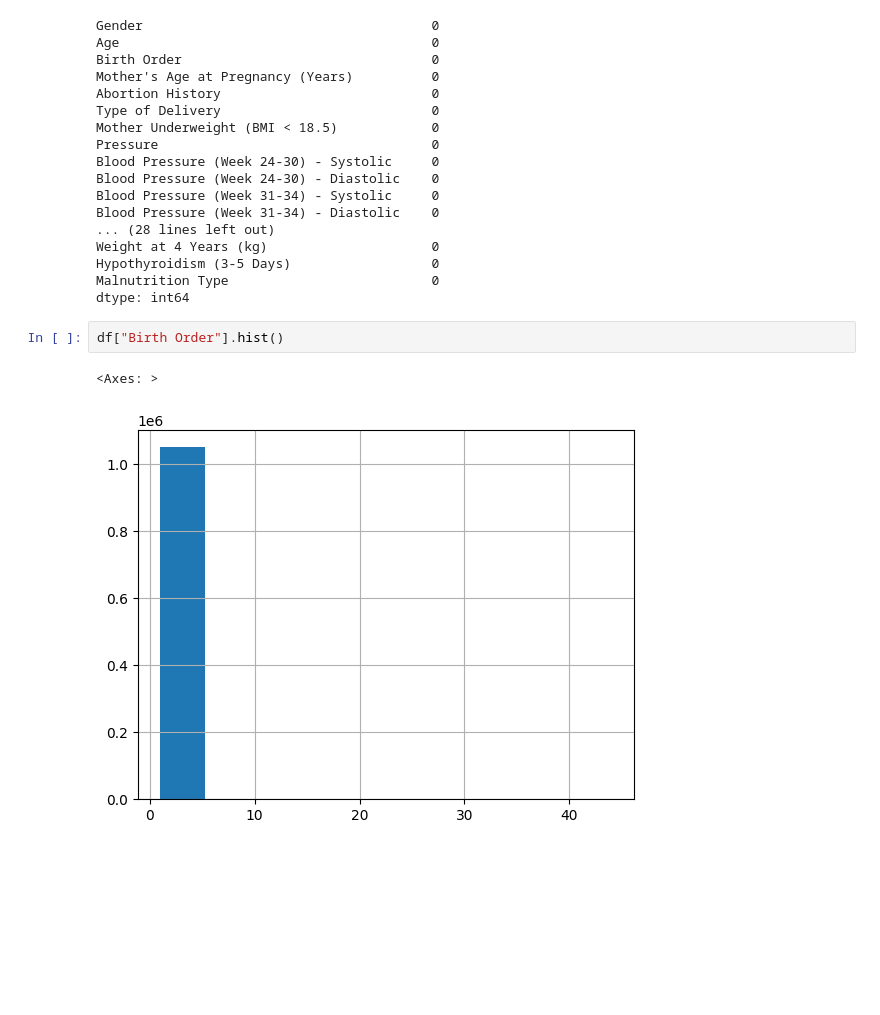
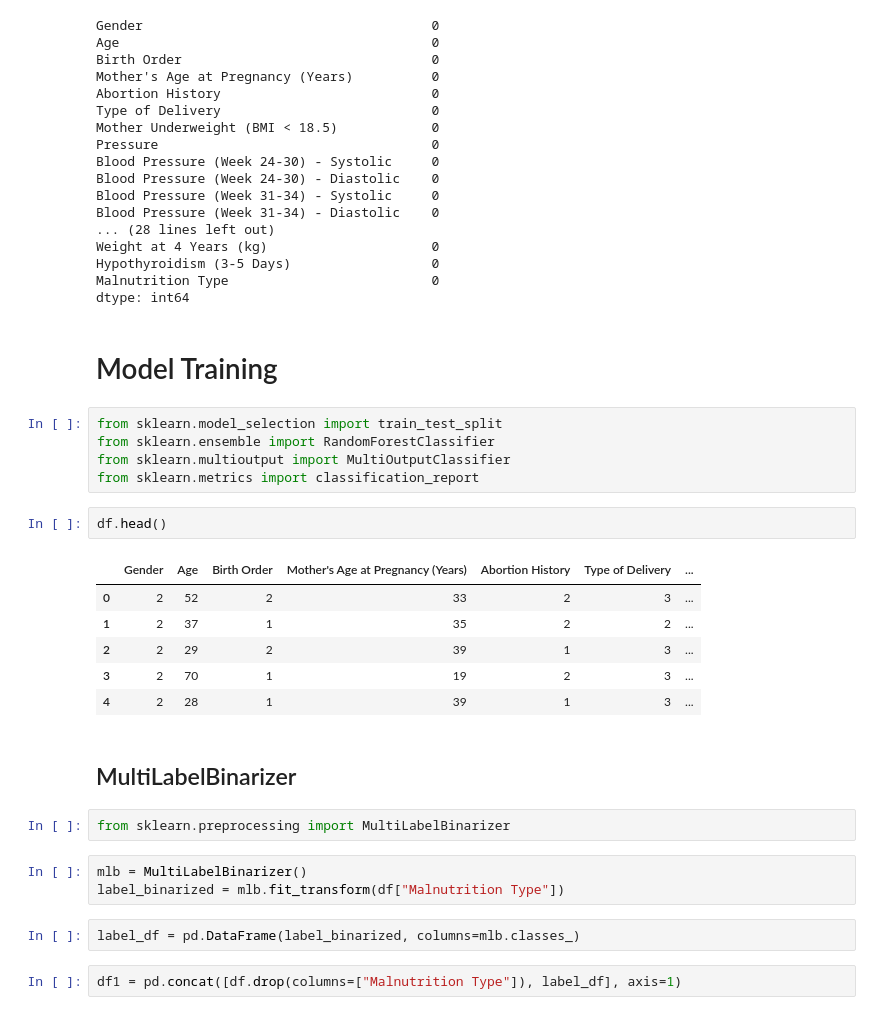
Before and after one commit to rezanobakht1378/AI_Predict_Patetiant, a Jupyter notebook: Prediciton_patient.ipynb, the cells around one changed output. Cells and saved outputs as stored; diff of their text form; blank space fills up the shorter version.

Commit message:
Added some models

```diff
--- a/Prediciton_patient.ipynb
+++ b/Prediciton_patient.ipynb
@@ -393,8 +393,30 @@ Weight at 4 Years (kg)                     0
 Hypothyroidism (3-5 Days)                  0
 Malnutrition Type                          0
 dtype: int64
-# %%
-df["Birth Order"].hist()
-# %% [output]
-<Axes: >
-[figure, removed]
+# %% [markdown]
+# Model Training
+# %%
+from sklearn.model_selection import train_test_split
+from sklearn.ensemble import RandomForestClassifier
+from sklearn.multioutput import MultiOutputClassifier
+from sklearn.metrics import classification_report
+# %%
+df.head()
+# %% [output]
+|  | Gender | Age | Birth Order | Mother's Age at Pregnancy (Years) | Abortion History | Type of Delivery | ... |
+| 0 | 2 | 52 | 2 | 33 | 2 | 3 | ... |
+| 1 | 2 | 37 | 1 | 35 | 2 | 2 | ... |
+| 2 | 2 | 29 | 2 | 39 | 1 | 3 | ... |
+| 3 | 2 | 70 | 1 | 19 | 2 | 3 | ... |
+| 4 | 2 | 28 | 1 | 39 | 1 | 3 | ... |
+# %% [markdown]
+## MultiLabelBinarizer
+# %%
+from sklearn.preprocessing import MultiLabelBinarizer
+# %%
+mlb = MultiLabelBinarizer()
+label_binarized = mlb.fit_transform(df["Malnutrition Type"])
+# %%
+label_df = pd.DataFrame(label_binarized, columns=mlb.classes_)
+# %%
+df1 = pd.concat([df.drop(columns=["Malnutrition Type"]), label_df], axis=1)
```
Also changed, not shown: parts of 24 cells of this notebook.
